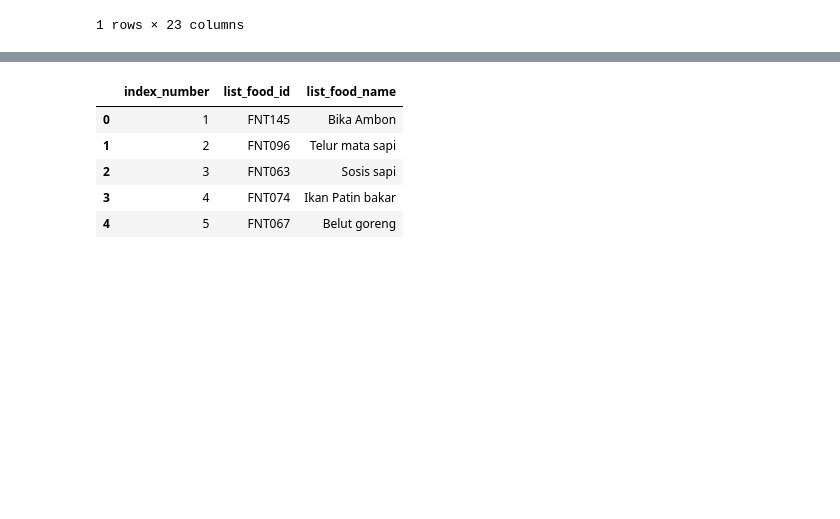
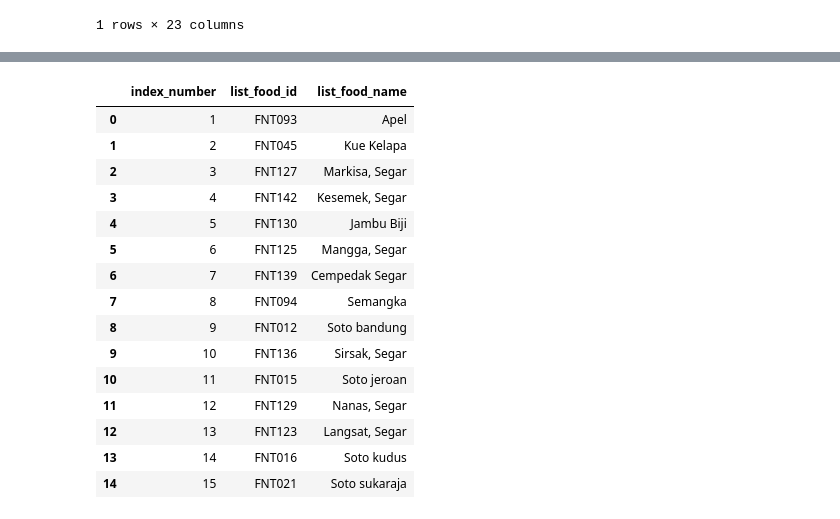
Before and after one commit to NuSa-Nutrition-Scan/Food-Recommendation, a Jupyter notebook: Recommendation System.ipynb, the cells around one changed output, grey strips where cells are left out. Cells and saved outputs as stored; diff of their text form; code cells hidden in the pictures; blank space fills up the shorter version.

```diff
--- a/Recommendation System.ipynb
+++ b/Recommendation System.ipynb
@@ -1118,7 +1118,7 @@ new_df_final[new_df_final['User_ID']==cek_user_id]
 1 rows × 23 columns
 # %%
 cek_user_id = 'UNT025'
-brute_force = tfrs.layers.factorized_top_k.BruteForce(model.query_model)
+brute_force = tfrs.layers.factorized_top_k.BruteForce(model.query_model, k = 15)
 brute_force = brute_force.index_from_dataset(foods.apply(tf.data.experimental.dense_to_ragged_batch(128)).map(model.candidate_model))
 brute_force({
     "User_ID": tf.constant([cek_user_id]),
@@ -1156,7 +1167,7 @@ def predict_food(input_dict,output_type ,top_n=3):
     'blood_group_new_6', 'blood_group_new_7']
 
     # Create a model that takes in raw query features, and
-    index = tfrs.layers.factorized_top_k.BruteForce(model.query_model)
+    index = tfrs.layers.factorized_top_k.BruteForce(model.query_model, k = top_n)
 
     # recommends foods out of the entire foods dataset.
     index.index_from_dataset(foods.apply(tf.data.experimental.dense_to_ragged_batch(128)).map(model.candidate_model))
@@ -1169,14 +1180,22 @@ def predict_food(input_dict,output_type ,top_n=3):
     if output_type=="print":
         print('Top {} recommendations for user {}:\n'.format(top_n, input_dict['User_ID']))
         for i, food_id in enumerate(recommended_food[1].numpy()[0,:top_n]):
+            if list(new_data_final[new_data_final["No."]==food_id]["Food_ID"])==[]:
+                continue
             print('{}. {} : {}'.format(i+1, list(new_data_final[new_data_final["No."]==food_id]["Food_ID"])[0], list(new_data_final[new_data_final["No."]==food_id]["Nama Bahan Makanan"])[0]))
 
     if output_type=="dataframe":
         df_output = pd.DataFrame()
-        df_output['index_number'] = list(range(1,top_n+1))
-        df_output['list_food_id'] = [list(new_data_final[new_data_final["No."]==index]["Food_ID"])[0] for index in recommended_food[1].numpy()[0,:top_n]]
-        df_output['list_food_name'] = [list(new_data_final[new_data_final["No."]==index]["Nama Bahan Makanan"])[0] for index in recommended_food[1].numpy()[0,:top_n]]
-        return df_output
+        if list(new_data_final[new_data_final["No."]==recommended_food[1].numpy()[0,0]]["Food_ID"]) == []:
+            df_output['index_number'] = list(range(2,top_n+1))
+            df_output['list_food_id'] = [list(new_data_final[new_data_final["No."]==index]["Food_ID"])[0] for index in recommended_food[1].numpy()[0,1:top_n]]
+            df_output['list_food_name'] = [list(new_data_final[new_data_final["No."]==index]["Nama Bahan Makanan"])[0] for index in recommended_food[1].numpy()[0,1:top_n]]
+            return df_output
+        else:
+            df_output['index_number'] = list(range(1,top_n+1))
+            df_output['list_food_id'] = [list(new_data_final[new_data_final["No."]==index]["Food_ID"])[0] for index in recommended_food[1].numpy()[0,:top_n]]
+            df_output['list_food_name'] = [list(new_data_final[new_data_final["No."]==index]["Nama Bahan Makanan"])[0] for index in recommended_food[1].numpy()[0,:top_n]]
+            return df_output
 
 
 def predict_popular(dict_new_user,dict_food_data):
@@ -1188,11 +1207,11 @@ def predict_popular(dict_new_user,dict_food_data):
 # %%
 #Predict Food Output Print
 dict_new_user = {
-    "User_ID":"UNT151",
-    "Age":30,
-    "Body_Weight":75,
-    "Body_Height":165,
-    "Cal_Need":2100
+    "User_ID":"UNT025",
+    "Age":27,
+    "Body_Weight":52,
+    "Body_Height":150,
+    "Cal_Need":1700
     }
-predict_food(dict_new_user,'print',5)
+predict_food(dict_new_user,'print',top_n=15)
 # %% [output]
@@ -1206,13 +1235,23 @@ Top 5 recommendations for user UNT151:
 # %%
 #Predict Food Output Dataframe
-predict_food(dict_new_user,'dataframe',5)
+predict_food(dict_new_user,'dataframe',top_n=15)
 # %% [output]
 |  | index_number | list_food_id | list_food_name |
-| 0 | 1 | FNT145 | Bika Ambon |
-| 1 | 2 | FNT096 | Telur mata sapi |
-| 2 | 3 | FNT063 | Sosis sapi |
-| 3 | 4 | FNT074 | Ikan Patin bakar |
-| 4 | 5 | FNT067 | Belut goreng |
+| 0 | 1 | FNT093 | Apel |
+| 1 | 2 | FNT045 | Kue Kelapa |
+| 2 | 3 | FNT127 | Markisa, Segar |
+| 3 | 4 | FNT142 | Kesemek, Segar |
+| 4 | 5 | FNT130 | Jambu Biji |
+| 5 | 6 | FNT125 | Mangga, Segar |
+| 6 | 7 | FNT139 | Cempedak Segar |
+| 7 | 8 | FNT094 | Semangka |
+| 8 | 9 | FNT012 | Soto bandung |
+| 9 | 10 | FNT136 | Sirsak, Segar |
+| 10 | 11 | FNT015 | Soto jeroan |
+| 11 | 12 | FNT129 | Nanas, Segar |
+| 12 | 13 | FNT123 | Langsat, Segar |
+| 13 | 14 | FNT016 | Soto kudus |
+| 14 | 15 | FNT021 | Soto sukaraja |
 # %%
 #Predict Popularity
 dict_food_data = {
```
Also changed, not shown: parts of 25 cells of this notebook.
